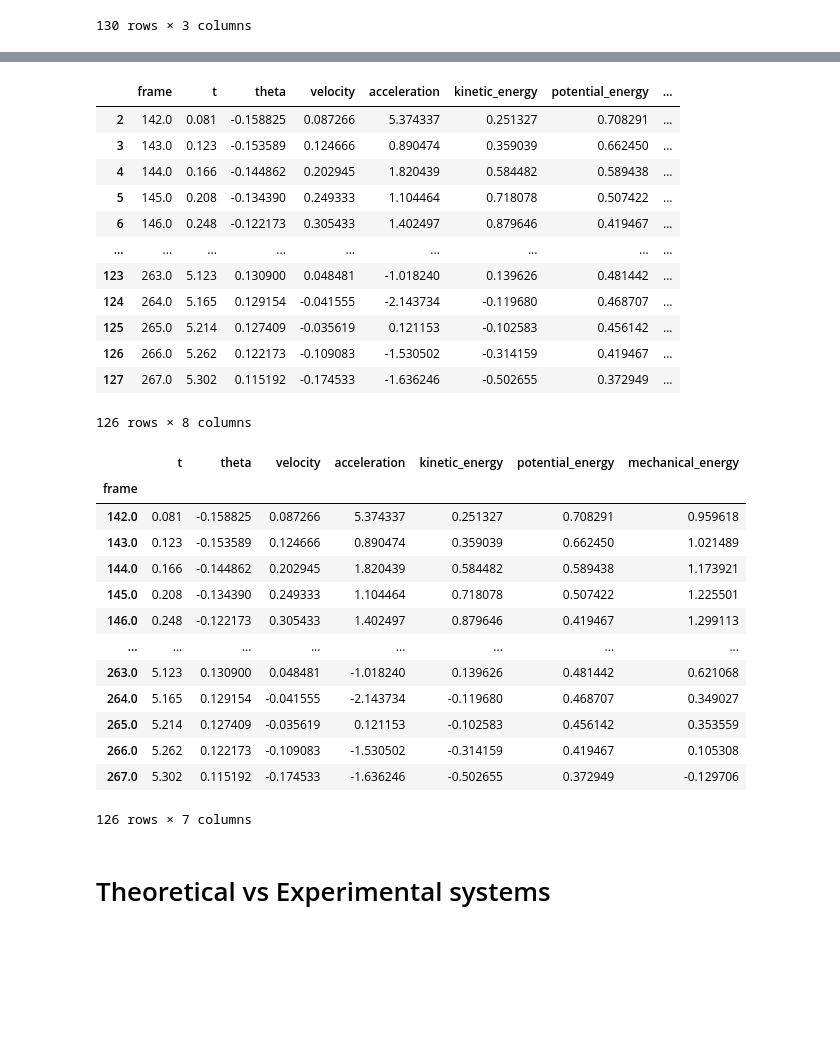
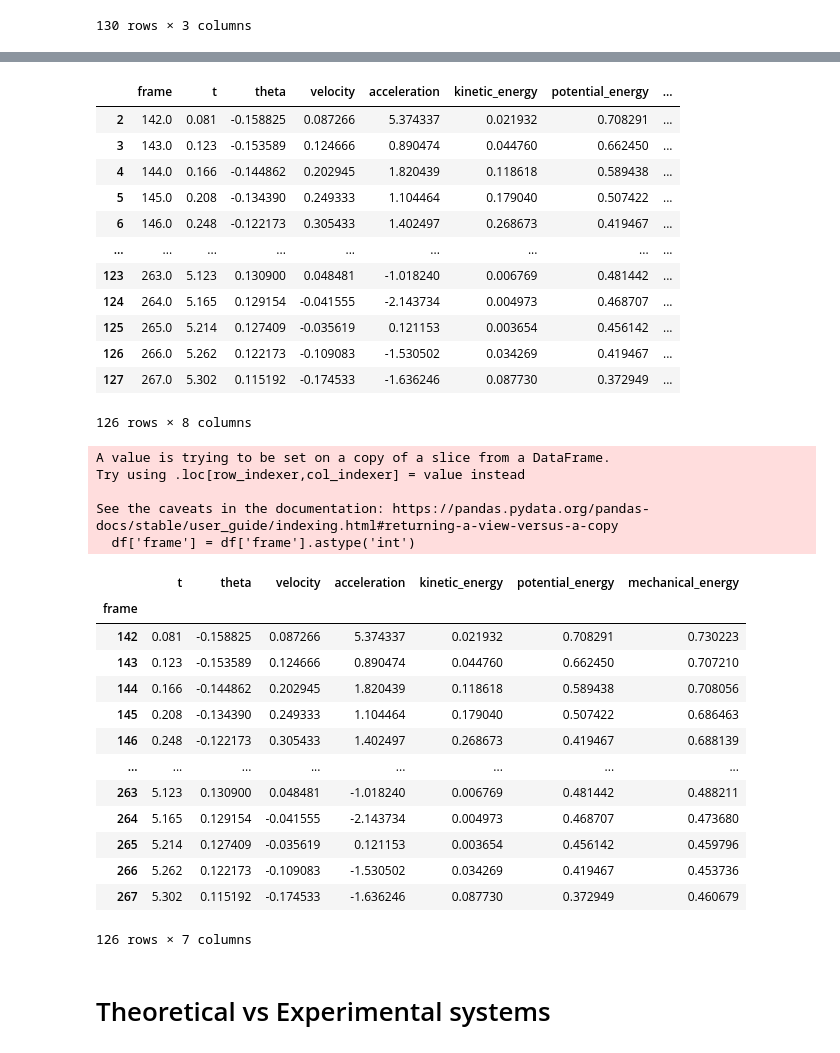
Before and after one commit to SebasGarcia08/simple-harmonic-motion, a Jupyter notebook: harmonic_movement.ipynb, the cells around one changed output, grey strips where cells are left out. Saved outputs shown, nothing was run; the diff lists cells and outputs as text; code cells hidden in the pictures; blank space fills up the shorter version.

Commit message:
Fixed error of not read data

```diff
--- a/harmonic_movement.ipynb
+++ b/harmonic_movement.ipynb
@@ -66,7 +66,7 @@ def delta(y: np.ndarray, x: np.ndarray) -> np.ndarray:
 
 df['velocity'] = delta(y=df['theta'].values, x=df['t'].values)
 df['acceleration'] = delta(y=df['velocity'].values, x=df['t'].values)
-df['kinetic_energy'] = (1/2) * SYS_CONF['m'] * df['velocity']
+df['kinetic_energy'] = (1/2) * SYS_CONF['m'] * df['velocity']**2
 df['potential_energy'] = SYS_CONF['m'] * SYS_CONF['g'] * SYS_CONF['L'] * (1 - np.cos(df['theta']))
 df['mechanical_energy'] = df['potential_energy'] + df['kinetic_energy']
 df
@@ -91,36 +91,42 @@ df = df[df['frame'].isin(range(START_FRAME, END_FRAME))]
 df
 # %% [output]
 |  | frame | t | theta | velocity | acceleration | kinetic_energy | potential_energy | ... |
-| 2 | 142.0 | 0.081 | -0.158825 | 0.087266 | 5.374337 | 0.251327 | 0.708291 | ... |
-| 3 | 143.0 | 0.123 | -0.153589 | 0.124666 | 0.890474 | 0.359039 | 0.662450 | ... |
-| 4 | 144.0 | 0.166 | -0.144862 | 0.202945 | 1.820439 | 0.584482 | 0.589438 | ... |
-| 5 | 145.0 | 0.208 | -0.134390 | 0.249333 | 1.104464 | 0.718078 | 0.507422 | ... |
-| 6 | 146.0 | 0.248 | -0.122173 | 0.305433 | 1.402497 | 0.879646 | 0.419467 | ... |
+| 2 | 142.0 | 0.081 | -0.158825 | 0.087266 | 5.374337 | 0.021932 | 0.708291 | ... |
+| 3 | 143.0 | 0.123 | -0.153589 | 0.124666 | 0.890474 | 0.044760 | 0.662450 | ... |
+| 4 | 144.0 | 0.166 | -0.144862 | 0.202945 | 1.820439 | 0.118618 | 0.589438 | ... |
+| 5 | 145.0 | 0.208 | -0.134390 | 0.249333 | 1.104464 | 0.179040 | 0.507422 | ... |
+| 6 | 146.0 | 0.248 | -0.122173 | 0.305433 | 1.402497 | 0.268673 | 0.419467 | ... |
 | ... | ... | ... | ... | ... | ... | ... | ... | ... |
-| 123 | 263.0 | 5.123 | 0.130900 | 0.048481 | -1.018240 | 0.139626 | 0.481442 | ... |
-| 124 | 264.0 | 5.165 | 0.129154 | -0.041555 | -2.143734 | -0.119680 | 0.468707 | ... |
-| 125 | 265.0 | 5.214 | 0.127409 | -0.035619 | 0.121153 | -0.102583 | 0.456142 | ... |
-| 126 | 266.0 | 5.262 | 0.122173 | -0.109083 | -1.530502 | -0.314159 | 0.419467 | ... |
-| 127 | 267.0 | 5.302 | 0.115192 | -0.174533 | -1.636246 | -0.502655 | 0.372949 | ... |
+| 123 | 263.0 | 5.123 | 0.130900 | 0.048481 | -1.018240 | 0.006769 | 0.481442 | ... |
+| 124 | 264.0 | 5.165 | 0.129154 | -0.041555 | -2.143734 | 0.004973 | 0.468707 | ... |
+| 125 | 265.0 | 5.214 | 0.127409 | -0.035619 | 0.121153 | 0.003654 | 0.456142 | ... |
+| 126 | 266.0 | 5.262 | 0.122173 | -0.109083 | -1.530502 | 0.034269 | 0.419467 | ... |
+| 127 | 267.0 | 5.302 | 0.115192 | -0.174533 | -1.636246 | 0.087730 | 0.372949 | ... |
 126 rows × 8 columns
 # %%
+df['frame'] = df['frame'].astype('int')
 df.set_index('frame', inplace=True)
 df
 # %% [output]
+A value is trying to be set on a copy of a slice from a DataFrame.
+Try using .loc[row_indexer,col_indexer] = value instead
+
+See the caveats in the documentation: https://pandas.pydata.org/pandas-docs/stable/user_guide/indexing.html#returning-a-view-versus-a-copy
+  df['frame'] = df['frame'].astype('int')
 |  | t | theta | velocity | acceleration | kinetic_energy | potential_energy | mechanical_energy |
 | frame |  |  |  |  |  |  |  |
-| 142.0 | 0.081 | -0.158825 | 0.087266 | 5.374337 | 0.251327 | 0.708291 | 0.959618 |
-| 143.0 | 0.123 | -0.153589 | 0.124666 | 0.890474 | 0.359039 | 0.662450 | 1.021489 |
-| 144.0 | 0.166 | -0.144862 | 0.202945 | 1.820439 | 0.584482 | 0.589438 | 1.173921 |
-| 145.0 | 0.208 | -0.134390 | 0.249333 | 1.104464 | 0.718078 | 0.507422 | 1.225501 |
-| 146.0 | 0.248 | -0.122173 | 0.305433 | 1.402497 | 0.879646 | 0.419467 | 1.299113 |
+| 142 | 0.081 | -0.158825 | 0.087266 | 5.374337 | 0.021932 | 0.708291 | 0.730223 |
+| 143 | 0.123 | -0.153589 | 0.124666 | 0.890474 | 0.044760 | 0.662450 | 0.707210 |
+| 144 | 0.166 | -0.144862 | 0.202945 | 1.820439 | 0.118618 | 0.589438 | 0.708056 |
+| 145 | 0.208 | -0.134390 | 0.249333 | 1.104464 | 0.179040 | 0.507422 | 0.686463 |
+| 146 | 0.248 | -0.122173 | 0.305433 | 1.402497 | 0.268673 | 0.419467 | 0.688139 |
 | ... | ... | ... | ... | ... | ... | ... | ... |
-| 263.0 | 5.123 | 0.130900 | 0.048481 | -1.018240 | 0.139626 | 0.481442 | 0.621068 |
-| 264.0 | 5.165 | 0.129154 | -0.041555 | -2.143734 | -0.119680 | 0.468707 | 0.349027 |
-| 265.0 | 5.214 | 0.127409 | -0.035619 | 0.121153 | -0.102583 | 0.456142 | 0.353559 |
-| 266.0 | 5.262 | 0.122173 | -0.109083 | -1.530502 | -0.314159 | 0.419467 | 0.105308 |
-| 267.0 | 5.302 | 0.115192 | -0.174533 | -1.636246 | -0.502655 | 0.372949 | -0.129706 |
+| 263 | 5.123 | 0.130900 | 0.048481 | -1.018240 | 0.006769 | 0.481442 | 0.488211 |
+| 264 | 5.165 | 0.129154 | -0.041555 | -2.143734 | 0.004973 | 0.468707 | 0.473680 |
+| 265 | 5.214 | 0.127409 | -0.035619 | 0.121153 | 0.003654 | 0.456142 | 0.459796 |
+| 266 | 5.262 | 0.122173 | -0.109083 | -1.530502 | 0.034269 | 0.419467 | 0.453736 |
+| 267 | 5.302 | 0.115192 | -0.174533 | -1.636246 | 0.087730 | 0.372949 | 0.460679 |
-126 rows × 7 columns
+126 rows × 7 columns
 # %% [markdown]
 # Theoretical vs Experimental systems
 # %%
```
Also changed, not shown: parts of 5 cells of this notebook, 11 other files.
